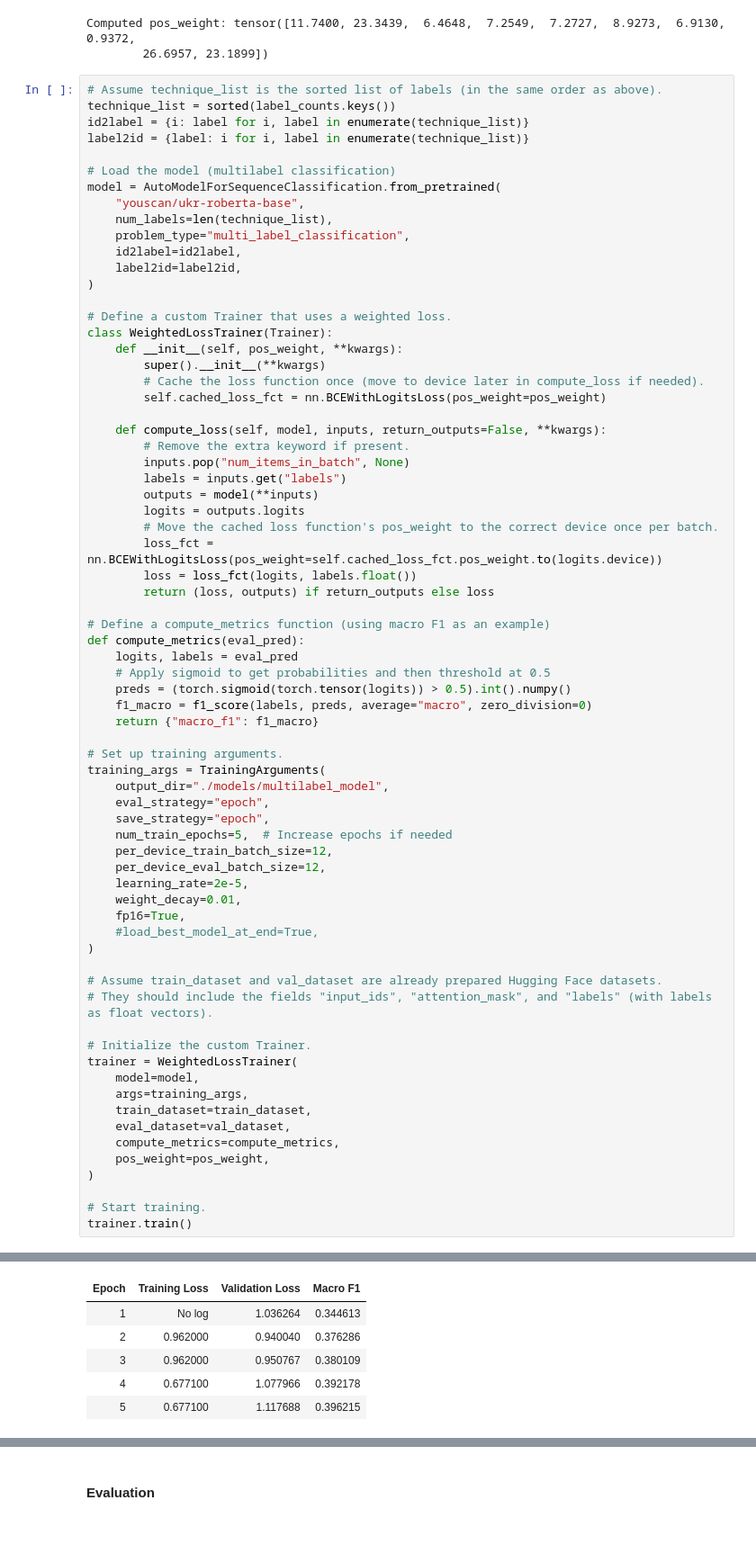
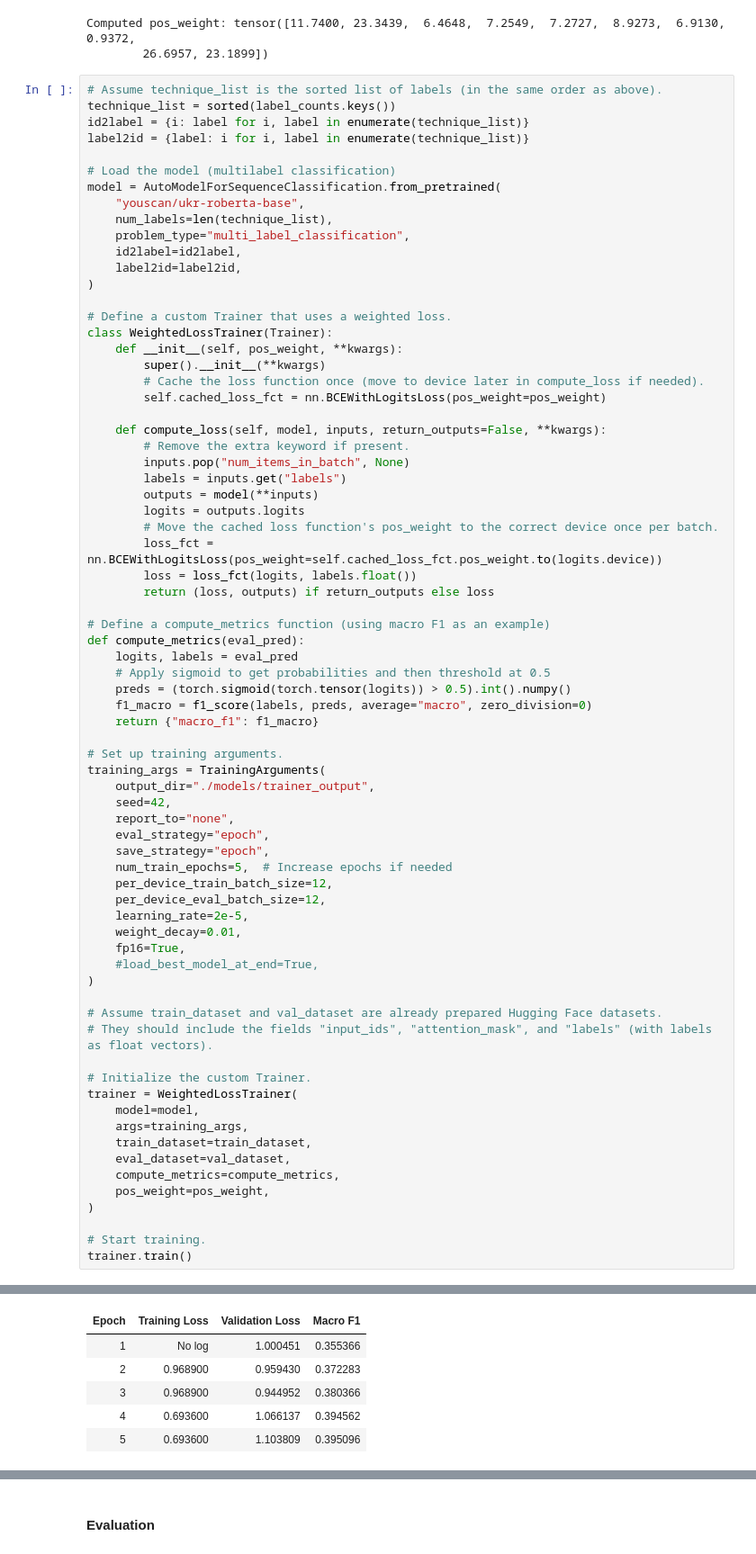
Before and after one commit to VladGrom/unlp_shared_task_2025, a Jupyter notebook: UNLP_Shared_task.ipynb, the cells around one changed output, grey strips where cells are left out. Shown at 90% size. Drawn from its saved outputs; the diff is of its cells as text.

```diff
--- a/UNLP_Shared_task.ipynb
+++ b/UNLP_Shared_task.ipynb
@@ -937,7 +937,9 @@ def compute_metrics(eval_pred):
 
 # Set up training arguments.
 training_args = TrainingArguments(
-    output_dir="./models/multilabel_model",
+    output_dir="./models/trainer_output",
+    seed=42,
+    report_to="none",
     eval_strategy="epoch",
     save_strategy="epoch",
     num_train_epochs=5,  # Increase epochs if needed
@@ -971,6 +973,6 @@ You should probably TRAIN this model on a down-stream task to be able to use it
 | Epoch | Training Loss | Validation Loss | Macro F1 |
-| 1 | No log | 1.036264 | 0.344613 |
-| 2 | 0.962000 | 0.940040 | 0.376286 |
-| 3 | 0.962000 | 0.950767 | 0.380109 |
-| 4 | 0.677100 | 1.077966 | 0.392178 |
-| 5 | 0.677100 | 1.117688 | 0.396215 |
+| 1 | No log | 1.000451 | 0.355366 |
+| 2 | 0.968900 | 0.959430 | 0.372283 |
+| 3 | 0.968900 | 0.944952 | 0.380366 |
+| 4 | 0.693600 | 1.066137 | 0.394562 |
+| 5 | 0.693600 | 1.103809 | 0.395096 |
```
Also changed, not shown: parts of 14 cells of this notebook.
